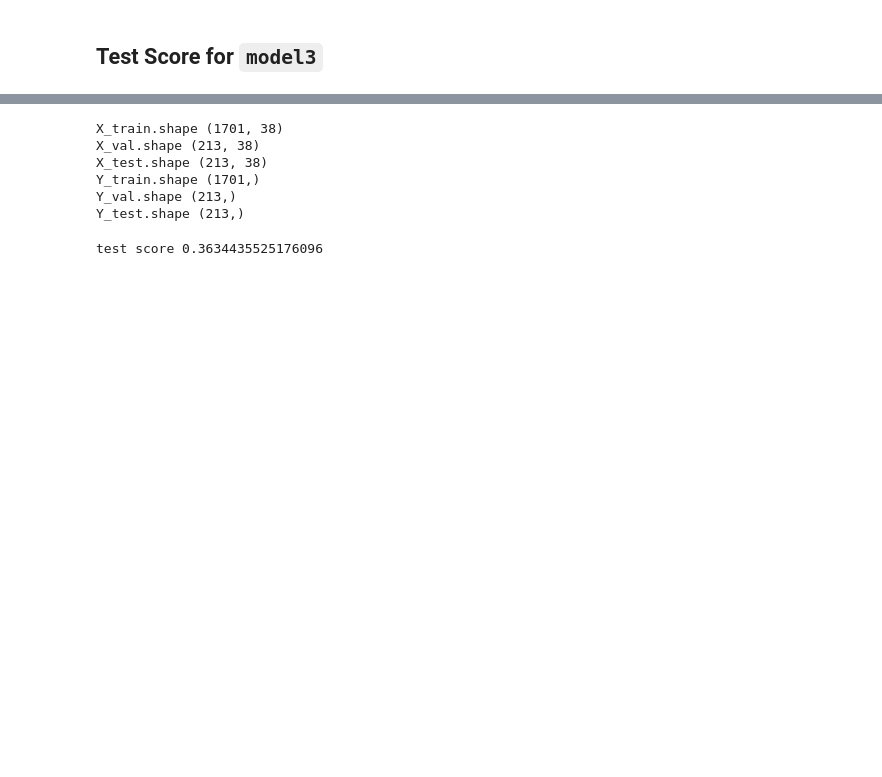
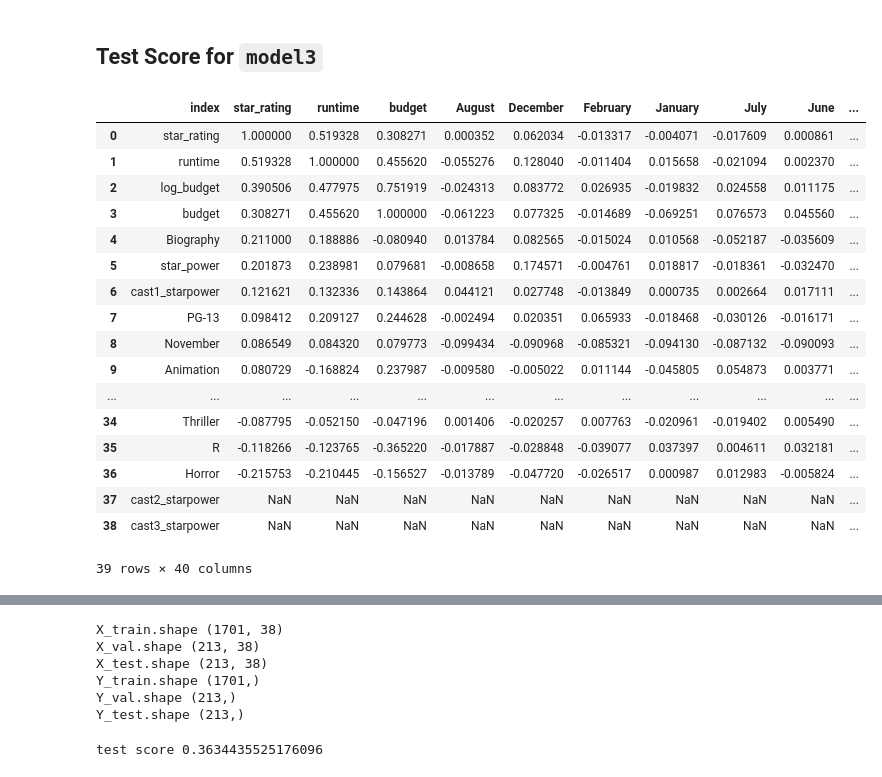
Before and after one commit to michael-a-green/Metis_Project2, a Jupyter notebook: Project2.ipynb, the cells around one changed output, grey strips where cells are left out. Cells and saved outputs as stored; diff of their text form; code cells hidden in the pictures; blank space fills up the shorter version.

```diff
--- a/Project2.ipynb
+++ b/Project2.ipynb
@@ -1436,3 +1438,28 @@ movie_for_modeling_df = movie_df_processed[['star_rating','runtime','budget', 'A
                                             'May', 'November', 'October','September', 'Adventure', 'Animation', 'Biography', 'Comedy', 'Crime',
                                             'Drama', 'Family', 'Fantasy', 'Horror', 'Music', 'Musical', 'Mystery','Romance', 'Sci-Fi', 'Sport',
                                             'Thriller', 'Western', 'PG', 'PG-13', 'R',"star_power","cast1_starpower","cast2_starpower","cast3_starpower","log_budget"]]
+# %%
+movie_for_modelling_corr_df = movie_for_modeling_df.corr()
+movie_for_modelling_corr_df.sort_values(["star_rating"],ascending=False,inplace=True)
+movie_for_modelling_corr_df = movie_for_modelling_corr_df.reset_index()
+#movie_for_modelling_corr_df.rename(columns={"index":"name"},inplace=True)
+movie_for_modelling_corr_df
+# %% [output]
+|  | index | star_rating | runtime | budget | August | December | February | January | July | June | ... |
+| 0 | star_rating | 1.000000 | 0.519328 | 0.308271 | 0.000352 | 0.062034 | -0.013317 | -0.004071 | -0.017609 | 0.000861 | ... |
+| 1 | runtime | 0.519328 | 1.000000 | 0.455620 | -0.055276 | 0.128040 | -0.011404 | 0.015658 | -0.021094 | 0.002370 | ... |
+| 2 | log_budget | 0.390506 | 0.477975 | 0.751919 | -0.024313 | 0.083772 | 0.026935 | -0.019832 | 0.024558 | 0.011175 | ... |
+| 3 | budget | 0.308271 | 0.455620 | 1.000000 | -0.061223 | 0.077325 | -0.014689 | -0.069251 | 0.076573 | 0.045560 | ... |
+| 4 | Biography | 0.211000 | 0.188886 | -0.080940 | 0.013784 | 0.082565 | -0.015024 | 0.010568 | -0.052187 | -0.035609 | ... |
+| 5 | star_power | 0.201873 | 0.238981 | 0.079681 | -0.008658 | 0.174571 | -0.004761 | 0.018817 | -0.018361 | -0.032470 | ... |
+| 6 | cast1_starpower | 0.121621 | 0.132336 | 0.143864 | 0.044121 | 0.027748 | -0.013849 | 0.000735 | 0.002664 | 0.017111 | ... |
+| 7 | PG-13 | 0.098412 | 0.209127 | 0.244628 | -0.002494 | 0.020351 | 0.065933 | -0.018468 | -0.030126 | -0.016171 | ... |
+| 8 | November | 0.086549 | 0.084320 | 0.079773 | -0.099434 | -0.090968 | -0.085321 | -0.094130 | -0.087132 | -0.090093 | ... |
+| 9 | Animation | 0.080729 | -0.168824 | 0.237987 | -0.009580 | -0.005022 | 0.011144 | -0.045805 | 0.054873 | 0.003771 | ... |
+| ... | ... | ... | ... | ... | ... | ... | ... | ... | ... | ... | ... |
+| 34 | Thriller | -0.087795 | -0.052150 | -0.047196 | 0.001406 | -0.020257 | 0.007763 | -0.020961 | -0.019402 | 0.005490 | ... |
+| 35 | R | -0.118266 | -0.123765 | -0.365220 | -0.017887 | -0.028848 | -0.039077 | 0.037397 | 0.004611 | 0.032181 | ... |
+| 36 | Horror | -0.215753 | -0.210445 | -0.156527 | -0.013789 | -0.047720 | -0.026517 | 0.000987 | 0.012983 | -0.005824 | ... |
+| 37 | cast2_starpower | NaN | NaN | NaN | NaN | NaN | NaN | NaN | NaN | NaN | ... |
+| 38 | cast3_starpower | NaN | NaN | NaN | NaN | NaN | NaN | NaN | NaN | NaN | ... |
+39 rows × 40 columns
```
Also changed, not shown: parts of 26 cells of this notebook, 1 other file.
